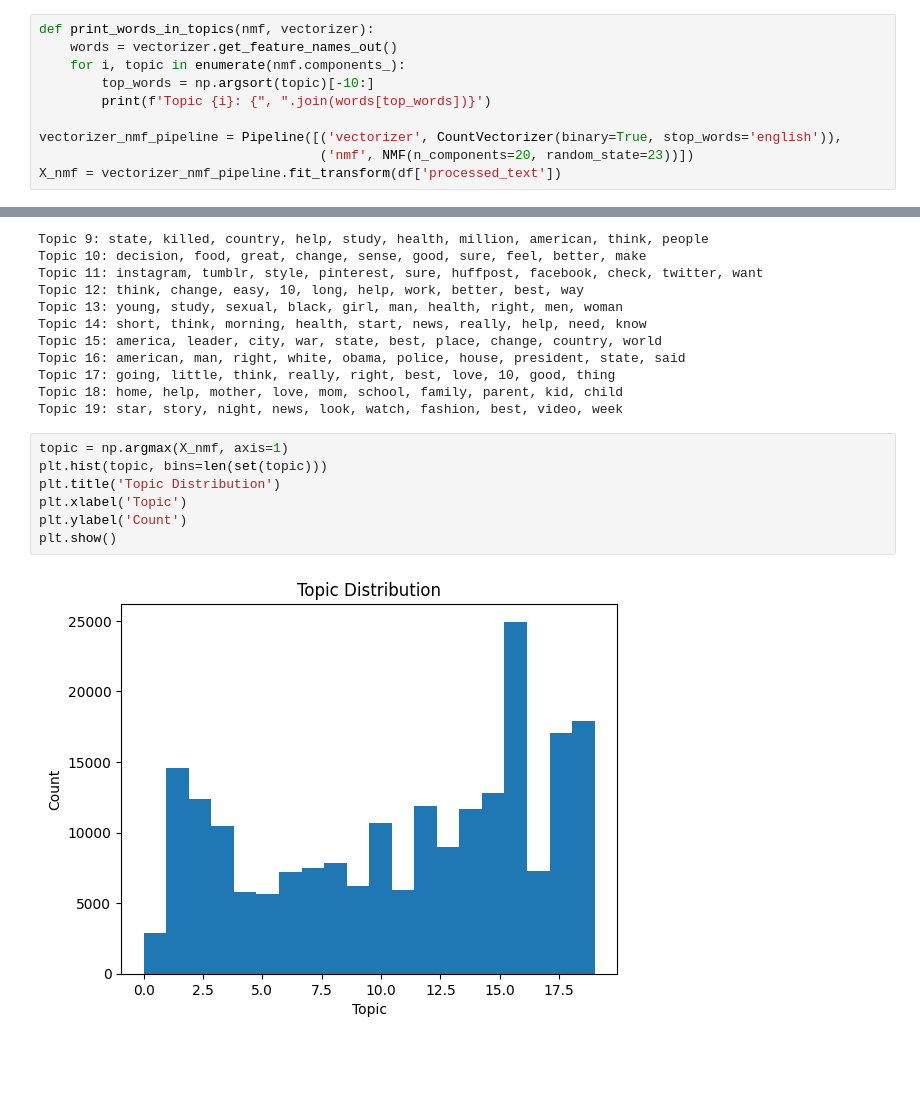
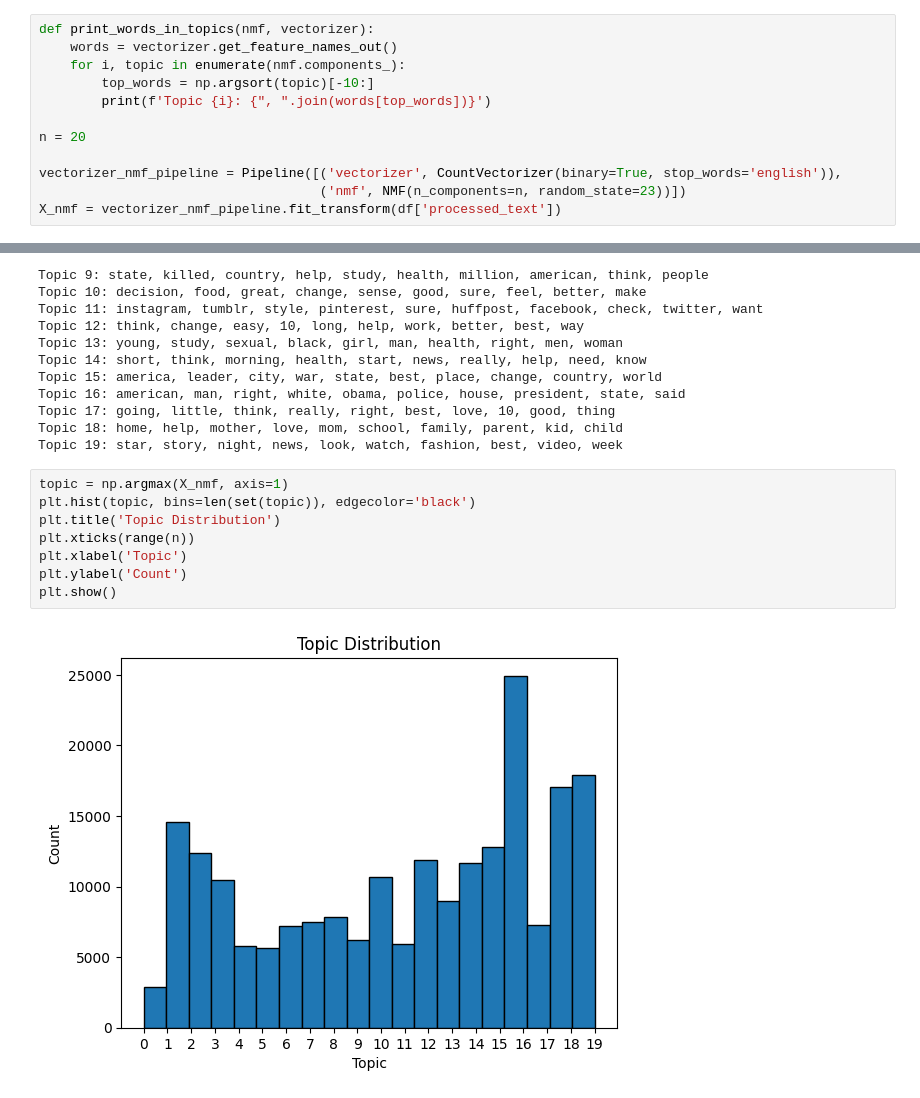
Before and after one commit to acsouza2398/ai_nlp, a Jupyter notebook: main.ipynb, the cells around one changed output, grey strips where cells are left out. Saved outputs shown, nothing was run; the diff lists cells and outputs as text; blank space fills up the shorter version.

```diff
--- a/main.ipynb
+++ b/main.ipynb
@@ -249,8 +271,10 @@ def print_words_in_topics(nmf, vectorizer):
         top_words = np.argsort(topic)[-10:]
         print(f'Topic {i}: {", ".join(words[top_words])}')
 
+n = 20
+
 vectorizer_nmf_pipeline = Pipeline([('vectorizer', CountVectorizer(binary=True, stop_words='english')),
-                                    ('nmf', NMF(n_components=20, random_state=23))])
+                                    ('nmf', NMF(n_components=n, random_state=23))])
 X_nmf = vectorizer_nmf_pipeline.fit_transform(df['processed_text'])
 # %%
 print_words_in_topics(vectorizer_nmf_pipeline['nmf'], vectorizer_nmf_pipeline['vectorizer'])
@@ -277,10 +301,11 @@ Topic 18: home, help, mother, love, mom, school, family, parent, kid, child
 Topic 19: star, story, night, news, look, watch, fashion, best, video, week
 # %%
 topic = np.argmax(X_nmf, axis=1)
-plt.hist(topic, bins=len(set(topic)))
+plt.hist(topic, bins=len(set(topic)), edgecolor='black')
 plt.title('Topic Distribution')
+plt.xticks(range(n))
 plt.xlabel('Topic')
 plt.ylabel('Count')
 plt.show()
 # %% [output]
-[figure, old version]
+[figure, new version]
```
Also changed, not shown: parts of 4 cells of this notebook, 3 other files.
